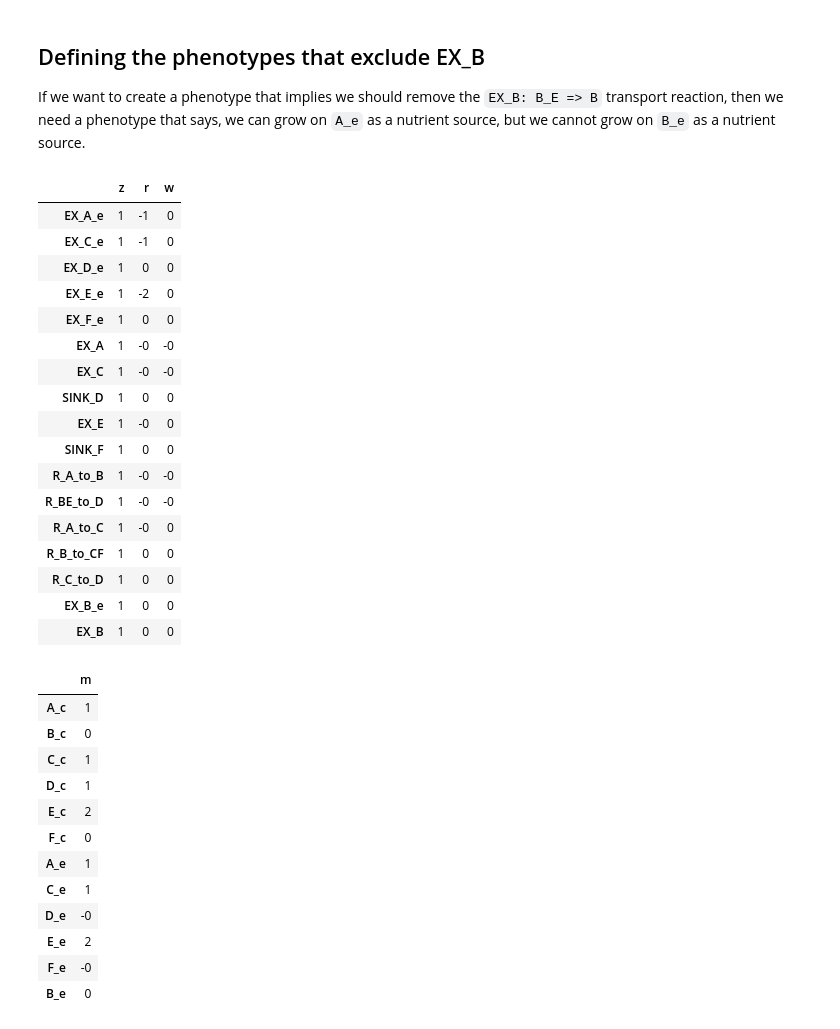
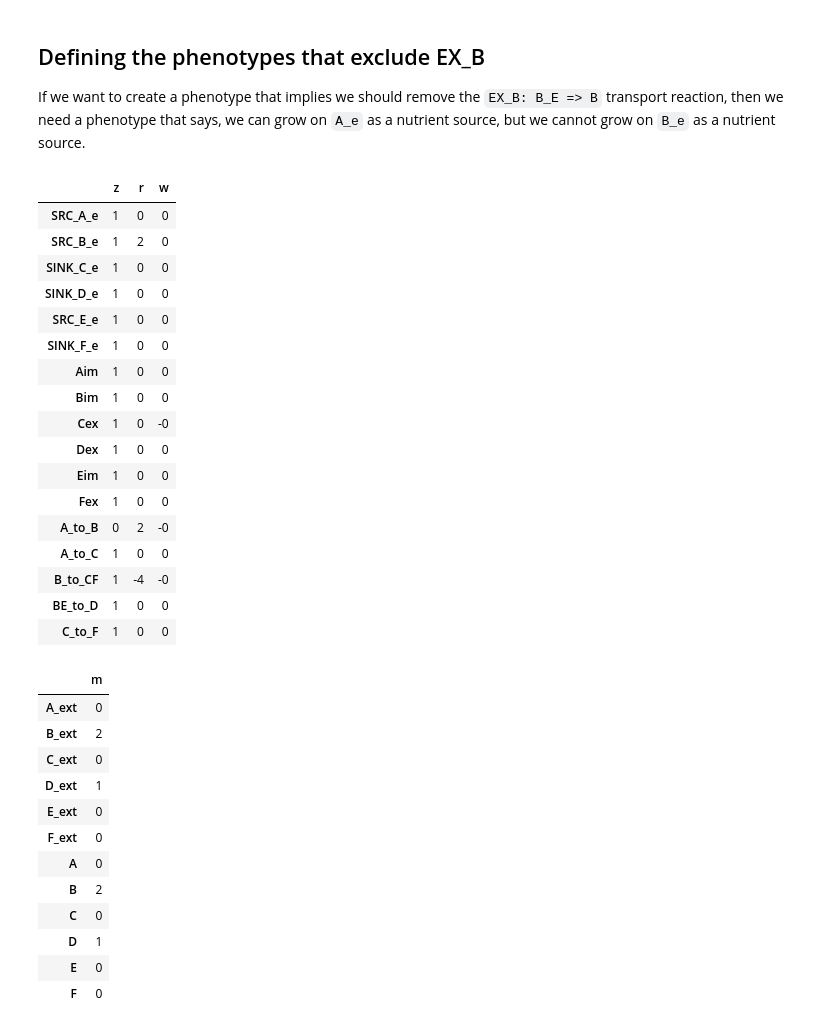
Before and after one commit to pnnl-predictive-phenomics/crop, a Jupyter notebook: docs/notebook/CROP_tests.ipynb, the cells around one changed output. Cells and saved outputs as stored; diff of their text form; code cells hidden in the pictures.

```diff
--- a/docs/notebook/CROP_tests.ipynb
+++ b/docs/notebook/CROP_tests.ipynb
@@ -321,67 +321,67 @@ atp_maintenance = 0.1
 def idx(name, axis=1, S = stoich_matrix):
     if axis == 1:
         return S.columns.get_loc(name)
     else:
         return S.index.get_loc(name)
 internal_mets = [m for m in stoich_matrix.index if '_c' in m]
 B       = 10
 U       = np.eye(nrxns)*10.0
 weights = np.ones(nrxns)*0.5
 Omega   = 1000.0
 c = np.zeros(nrxns)
-c[idx('SINK_D')] = 1
+c[idx('SINK_D_e')] = 1
 w = cvx.Variable(nrxns)
 m = cvx.Variable(nmets)
 r = cvx.Variable(nrxns)
 z = cvx.Variable(nrxns, boolean=True)
 
 dung_fba_partially_reduced = cvx.Problem(
-    cvx.Minimize( weights.T@(1-z) + B*r[idx('EX_B_e')]),
+    cvx.Minimize( weights.T@(1-z) + B*r[idx('SRC_B_e')]),
         [       S.T@m - r       == -c,
-                r[:idx('EX_B_e')]     <= Omega*np.eye(idx('EX_B_e'))@(1 - z[:idx('EX_B_e')]),
-                r[idx('EX_B_e')]      >= 0,
-                r[idx('EX_B_e')+1:]   <= Omega*np.eye(nrxns - idx('EX_B_e') - 1)@(1 - z[idx('EX_B_e') + 1:]),
+                r[:idx('SRC_B_e')]     <= Omega*np.eye(idx('SRC_B_e'))@(1 - z[:idx('SRC_B_e')]),
+                r[idx('SRC_B_e')]      >= 0,
+                r[idx('SRC_B_e')+1:]   <= Omega*np.eye(nrxns - idx('SRC_B_e') - 1)@(1 - z[idx('SRC_B_e') + 1:]),
             S@w             == 0,
             0               <= w,
             w               <= U@z,
-            w[idx('SINK_D')]      >= minimal_growth,
-            w[idx('SINK_F')]          >= atp_maintenance])
+            w[idx('SINK_D_e')]      >= minimal_growth,
+            w[idx('SINK_F_e')]          >= atp_maintenance])
 dung_fba_partially_reduced.solve(solver=cvx.SCIPY, )
 reactions = pd.DataFrame( z.value, index=rxns, columns=['z'])
 reactions['r'] = pd.Series(np.squeeze(np.asarray(r.value)),index=rxns)
 reactions['w'] = pd.Series(np.squeeze(np.asarray(w.value)),index=rxns)
 display(reactions)
 metabolites = pd.DataFrame(m.value,index=mets, columns=['m'])
 display(metabolites)
 # %% [output]
 |  | z | r | w |
-| EX_A_e | 1 | -1 | 0 |
-| EX_C_e | 1 | -1 | 0 |
-| EX_D_e | 1 | 0 | 0 |
-| EX_E_e | 1 | -2 | 0 |
-| EX_F_e | 1 | 0 | 0 |
-| EX_A | 1 | -0 | -0 |
-| EX_C | 1 | -0 | -0 |
-| SINK_D | 1 | 0 | 0 |
-| EX_E | 1 | -0 | 0 |
-| SINK_F | 1 | 0 | 0 |
-| R_A_to_B | 1 | -0 | -0 |
-| R_BE_to_D | 1 | -0 | -0 |
-| R_A_to_C | 1 | -0 | 0 |
-| R_B_to_CF | 1 | 0 | 0 |
-| R_C_to_D | 1 | 0 | 0 |
-| EX_B_e | 1 | 0 | 0 |
-| EX_B | 1 | 0 | 0 |
+| SRC_A_e | 1 | 0 | 0 |
+| SRC_B_e | 1 | 2 | 0 |
+| SINK_C_e | 1 | 0 | 0 |
+| SINK_D_e | 1 | 0 | 0 |
+| SRC_E_e | 1 | 0 | 0 |
+| SINK_F_e | 1 | 0 | 0 |
+| Aim | 1 | 0 | 0 |
+| Bim | 1 | 0 | 0 |
+| Cex | 1 | 0 | -0 |
+| Dex | 1 | 0 | 0 |
+| Eim | 1 | 0 | 0 |
+| Fex | 1 | 0 | 0 |
+| A_to_B | 0 | 2 | -0 |
+| A_to_C | 1 | 0 | 0 |
+| B_to_CF | 1 | -4 | -0 |
+| BE_to_D | 1 | 0 | 0 |
+| C_to_F | 1 | 0 | 0 |
 |  | m |
-| A_c | 1 |
-| B_c | 0 |
-| C_c | 1 |
-| D_c | 1 |
-| E_c | 2 |
-| F_c | 0 |
-| A_e | 1 |
-| C_e | 1 |
-| D_e | -0 |
-| E_e | 2 |
-| F_e | -0 |
-| B_e | 0 |
+| A_ext | 0 |
+| B_ext | 2 |
+| C_ext | 0 |
+| D_ext | 1 |
+| E_ext | 0 |
+| F_ext | 0 |
+| A | 0 |
+| B | 2 |
+| C | 0 |
+| D | 1 |
+| E | 0 |
+| F | 0 |
```
Also changed, not shown: parts of 4 cells of this notebook, 1 other file.
